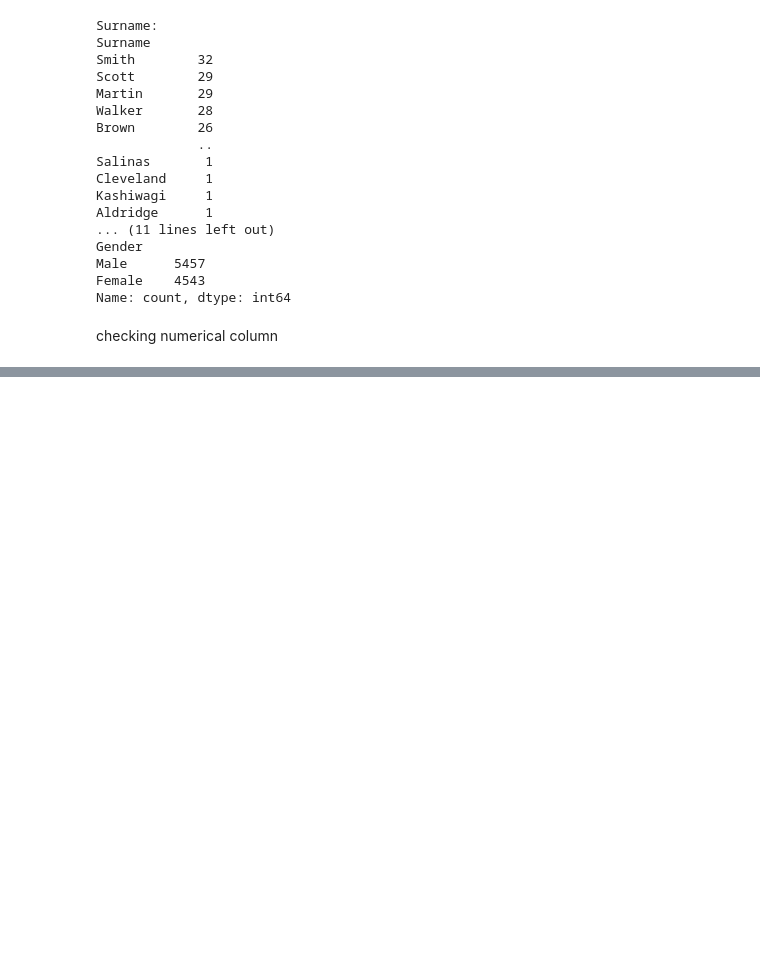
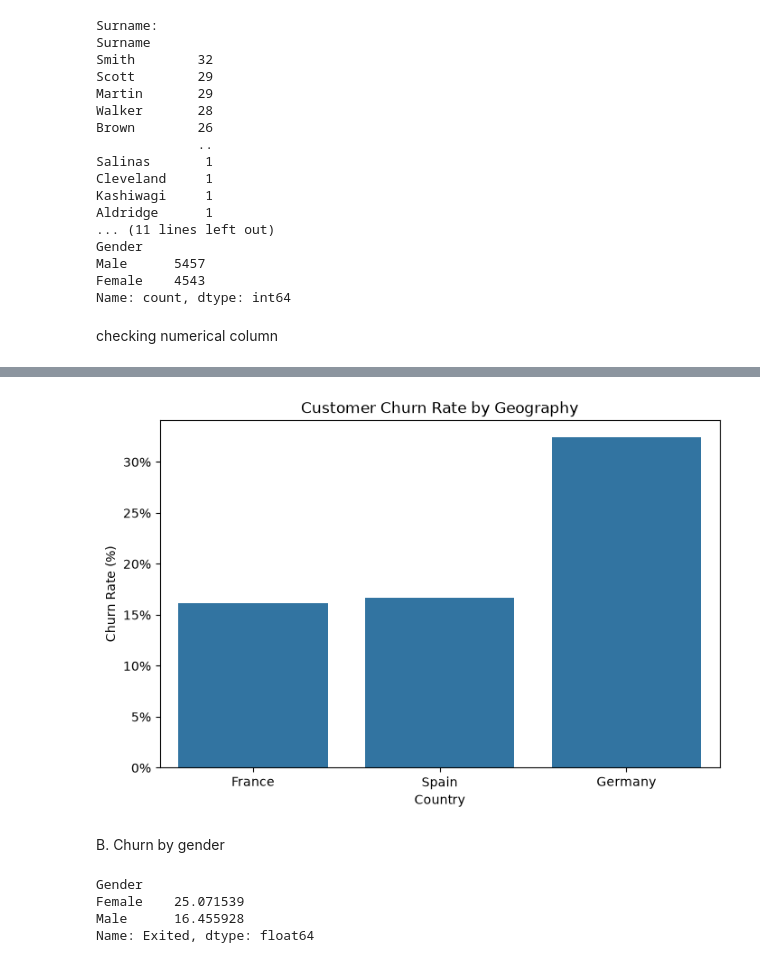
Before and after one commit to Dvnsh-coder/Customer-retention-analysis, a Jupyter notebook: notebooks/01_data_understanding.ipynb, the cells around one changed output, grey strips where cells are left out. Drawn from its saved outputs; the diff is of its cells as text; code cells hidden in the pictures; blank space fills up the shorter version.

```diff
--- a/notebooks/01_data_understanding.ipynb
+++ b/notebooks/01_data_understanding.ipynb
@@ -167,0 +346,33 @@ df.select_dtypes(include=np.number).describe().T
+# %%
+
+plt.figure(figsize=(8, 5))
+
+sns.barplot(
+    data=df,
+    x="Geography",
+    y="Exited",
+    errorbar=None
+)
+
+plt.title("Customer Churn Rate by Geography")
+plt.xlabel("Country")
+plt.ylabel("Churn Rate (%)")
+
+plt.gca().yaxis.set_major_formatter(
+    plt.FuncFormatter(lambda y, _: f"{y * 100:.0f}%")
+)
+
+plt.show()
+# %% [output]
+[figure, added]
+# %% [markdown]
+B. Churn by gender
+# %%
+gender_churn = df.groupby("Gender")["Exited"].mean() * 100
+
+gender_churn
+# %% [output]
+Gender
+Female    25.071539
+Male      16.455928
+Name: Exited, dtype: float64
```
Also changed, not shown: parts of 44 cells of this notebook.
